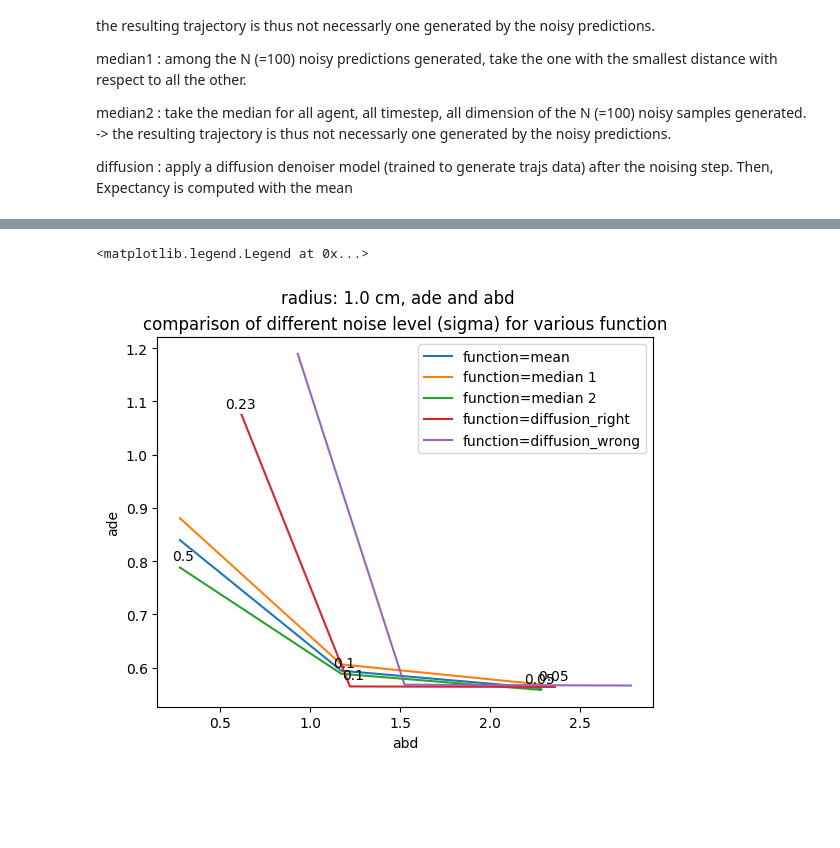
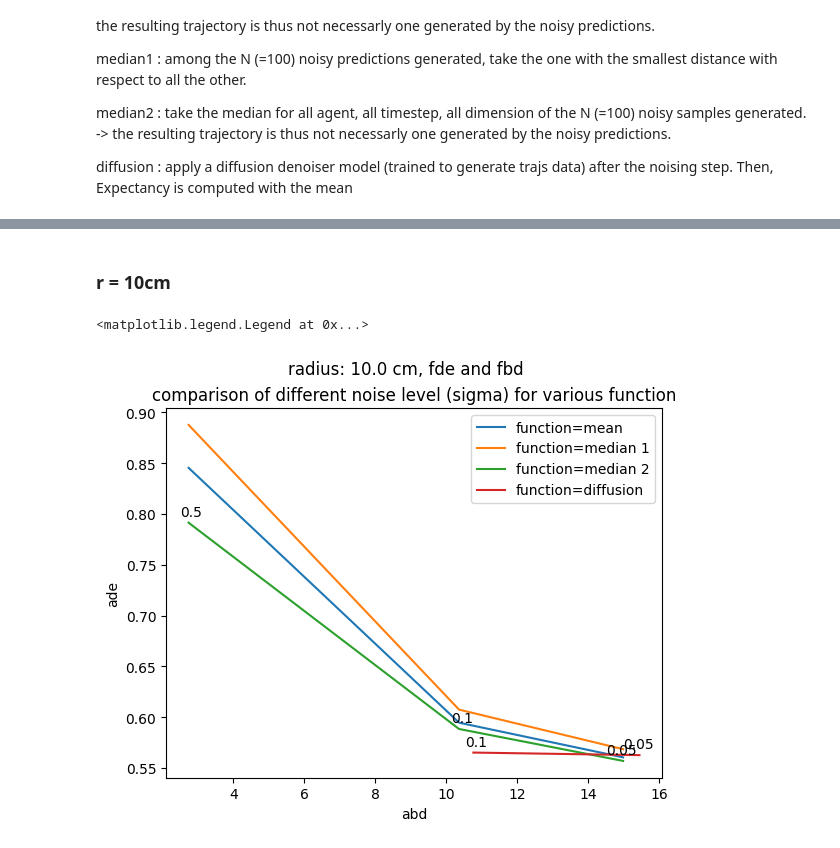
Before and after one commit to TicaGit/s_aware_prediction_VITA, a Jupyter notebook: analyse/05_08_bounds/analyse_08_may.ipynb, the cells around one changed output, grey strips where cells are left out. Cells and saved outputs as stored; diff of their text form; code cells hidden in the pictures; blank space fills up the shorter version.

Commit message:
readme + figures + analise with more data

```diff
--- a/analyse/05_08_bounds/analyse_08_may.ipynb
+++ b/analyse/05_08_bounds/analyse_08_may.ipynb
@@ -284,13 +312,16 @@ df_r_001_s_01 = pd.read_csv("data/diff/temp_sig0.1_r0.01.txt", sep="\t")
 df_r_001_s_023 = pd.read_csv("data/diff/temp_sig0.23_r0.01.txt", sep="\t")
 
 df_r_005_s_005 = pd.read_csv("data/diff/temp_sig0.05_r0.05.txt", sep="\t")
-df_r_005_s_01_diff = pd.read_csv("data/diff/temp_sig0.1_r0.05.txt", sep="\t")
+df_r_005_s_01 = pd.read_csv("data/diff/temp_sig0.1_r0.05.txt", sep="\t")
 df_r_005_s_023 = pd.read_csv("data/diff/temp_sig0.23_r0.05.txt", sep="\t")
 
-
+df_r_01_s_005 = pd.read_csv("data/diff/temp_sig0.05_r0.1.txt", sep="\t")
+df_r_01_s_01 = pd.read_csv("data/diff/temp_sig0.1_r0.1.txt", sep="\t")
+#df_r_01_s_023 = pd.read_csv("data/diff/temp_sig0.23_r0.1.txt", sep="\t")
 
 df_all_diff = pd.concat((df_r_001_s_005, df_r_001_s_01, df_r_001_s_023,
-                         df_r_005_s_005, df_r_005_s_01_diff, df_r_005_s_023), ignore_index=True)
+                    df_r_005_s_005, df_r_005_s_01, df_r_005_s_023,
+                    df_r_01_s_005, df_r_01_s_01,                ), ignore_index=True) #missing one
 # %%
 df_diff_mean = df_all_diff.groupby(["r", "sigma"], as_index=False).mean()
 df_diff_mean
@@ -394,11 +559,12 @@ diffusion : apply a diffusion denoiser model (trained to generate trajs data) af
 # %%
 fig, ax = plt.subplots()
 r = 0.01 # 1 cm
-func_name = ["mean", "median 1", "median 2", "diffusion_wrong","diffusion"]
-[ax.plot(df[df["r"] == r]["fbd"], df[df["r"] == r]["fde"], label = f"function={func_name[i]}") for i, df in enumerate([df_mean_mean, df_med1_mean, df_med2_mean, df_diff_mean_w, df_diff_mean])]
+func_name = ["mean", "median 1", "median 2", "diffusion"]
+[ax.plot(df[df["r"] == r]["fbd"], df[df["r"] == r]["fde"], label = f"function={func_name[i]}") for i, df in enumerate(
+        [df_mean_mean, df_med1_mean, df_med2_mean, df_diff_mean])]
 ax.set(title="comparison of different noise level (sigma) for various function", xlabel="fbd", ylabel="fde")
 plt.suptitle(f"radius: {r*100} cm, fde and fbd")
-for df in (df_med2_mean, df_diff_mean):
+for df in (df_med1_mean, df_diff_mean):
         for i, (x,y) in enumerate(zip(df[df["r"] == r]["fbd"],df[df["r"] == r]["fde"])):
 
                 label = str(df.iloc[i]["sigma"])
@@ -415,0 +611,20 @@ plt.legend()
+# %%
+fig, ax = plt.subplots()
+r = 0.05 # 5 cm
+func_name = ["mean", "median 1", "median 2", "diffusion"]
+[ax.plot(df[df["r"] == r]["fbd"], df[df["r"] == r]["fde"], label = f"function={func_name[i]}") for i, df in enumerate(
+        [df_mean_mean, df_med1_mean, df_med2_mean, df_diff_mean])]
+ax.set(title="comparison of different noise level (sigma) for various function", xlabel="fbd", ylabel="fde")
+plt.suptitle(f"radius: {r*100} cm, fde and fbd")
+for df in (df_med2_mean, df_diff_mean):
+        for i, (x,y) in enumerate(zip(df[df["r"] == r]["fbd"],df[df["r"] == r]["fde"])):
+
+                label = str(df.iloc[i]["sigma"])
+
+                plt.annotate(label, # this is the text
+                        (x,y), # these are the coordinates to position the label
+                        textcoords="offset points", # how to position the text
+                        xytext=(10,5), # distance from text to points (x,y)
+                        ha='right')
+
+plt.legend()
@@ -416,24 +634,27 @@ plt.legend()
+# %% [markdown]
+### r = 10cm
 # %%
 fig, ax = plt.subplots()
-r = 0.01 # 1 cm
-func_name = ["mean", "median 1", "median 2", "diffusion_right", "diffusion_wrong"]
-[ax.plot(df[df["r"] == r]["abd"], df[df["r"] == r]["ade"], label = f"function={func_name[i]}") for i, df in enumerate([df_mean_mean, df_med1_mean, df_med2_mean, df_diff_mean, df_diff_mean_w])]
+r = 0.1 # 10 cm
+func_name = ["mean", "median 1", "median 2", "diffusion"]
+[ax.plot(df[df["r"] == r]["abd"], df[df["r"] == r]["ade"], label = f"function={func_name[i]}") for i, df in enumerate(
+        [df_mean_mean, df_med1_mean, df_med2_mean, df_diff_mean])]
 ax.set(title="comparison of different noise level (sigma) for various function", xlabel="abd", ylabel="ade")
-plt.suptitle(f"radius: {r*100} cm, ade and abd")
+plt.suptitle(f"radius: {r*100} cm, fde and fbd")
 for df in (df_med2_mean, df_diff_mean):
         for i, (x,y) in enumerate(zip(df[df["r"] == r]["abd"],df[df["r"] == r]["ade"])):
 
                 label = str(df.iloc[i]["sigma"])
 
                 plt.annotate(label, # this is the text
                         (x,y), # these are the coordinates to position the label
                         textcoords="offset points", # how to position the text
                         xytext=(10,5), # distance from text to points (x,y)
                         ha='right')
 
 plt.legend()
 # %% [output]
 <matplotlib.legend.Legend at 0x...>
-[figure, old version]
+[figure, new version]
 # %%
 fig, ax = plt.subplots()
```
Also changed, not shown: parts of 39 cells of this notebook, 23 other files.
